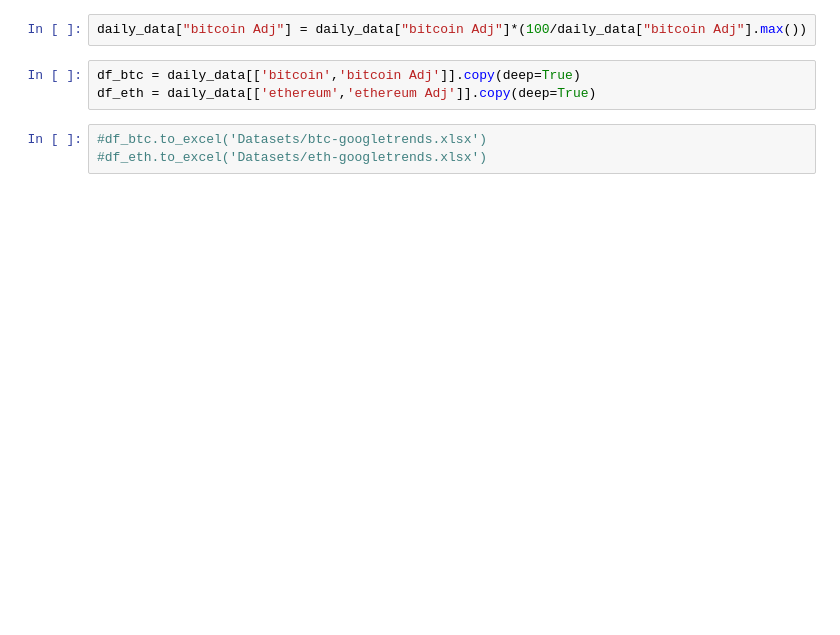
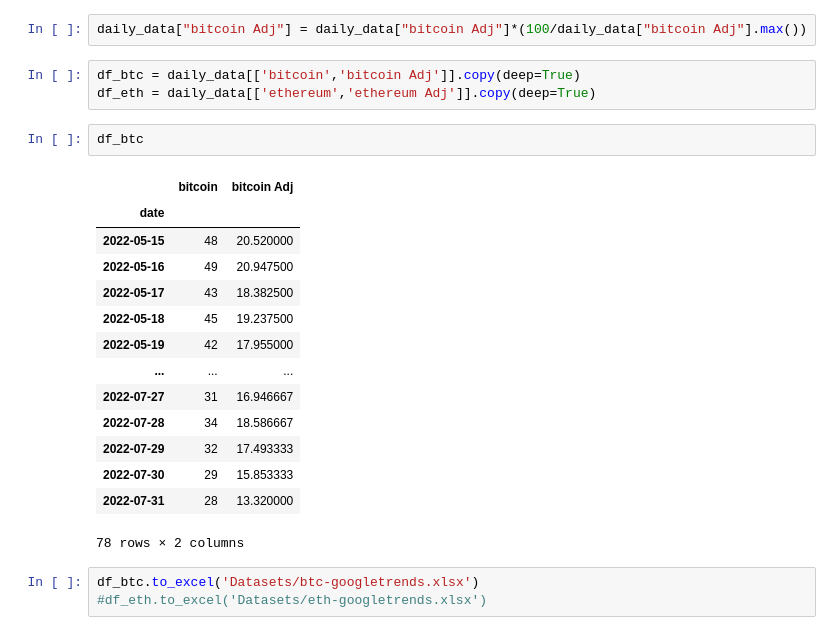
Before and after one commit to VarunParbhu/mur_crypto, a Jupyter notebook: Coding/Data Source - Google Trends.ipynb, the cells around one changed output. Cells and saved outputs as stored; diff of their text form; blank space fills up the shorter version.

```diff
--- a/Coding/Data Source - Google Trends (2022.01.02 - 2022.04.03).ipynb
+++ b/Coding/Data Source - Google Trends.ipynb
@@ -80,6 +80,23 @@ daily_data["bitcoin Adj"] = daily_data["bitcoin Adj"]*(100/daily_data["bitcoin A
 # %%
 df_btc = daily_data[['bitcoin','bitcoin Adj']].copy(deep=True)
 df_eth = daily_data[['ethereum','ethereum Adj']].copy(deep=True)
+# %%
+df_btc
+# %% [output]
+|  | bitcoin | bitcoin Adj |
+| date |  |  |
+| 2022-05-15 | 48 | 20.520000 |
+| 2022-05-16 | 49 | 20.947500 |
+| 2022-05-17 | 43 | 18.382500 |
+| 2022-05-18 | 45 | 19.237500 |
+| 2022-05-19 | 42 | 17.955000 |
+| ... | ... | ... |
+| 2022-07-27 | 31 | 16.946667 |
+| 2022-07-28 | 34 | 18.586667 |
+| 2022-07-29 | 32 | 17.493333 |
+| 2022-07-30 | 29 | 15.853333 |
+| 2022-07-31 | 28 | 13.320000 |
+78 rows × 2 columns
 # %%
-#df_btc.to_excel('Datasets/btc-googletrends.xlsx')
+df_btc.to_excel('Datasets/btc-googletrends.xlsx')
 #df_eth.to_excel('Datasets/eth-googletrends.xlsx')
```
Also changed, not shown: parts of 2 cells of this notebook, 20 other files.
